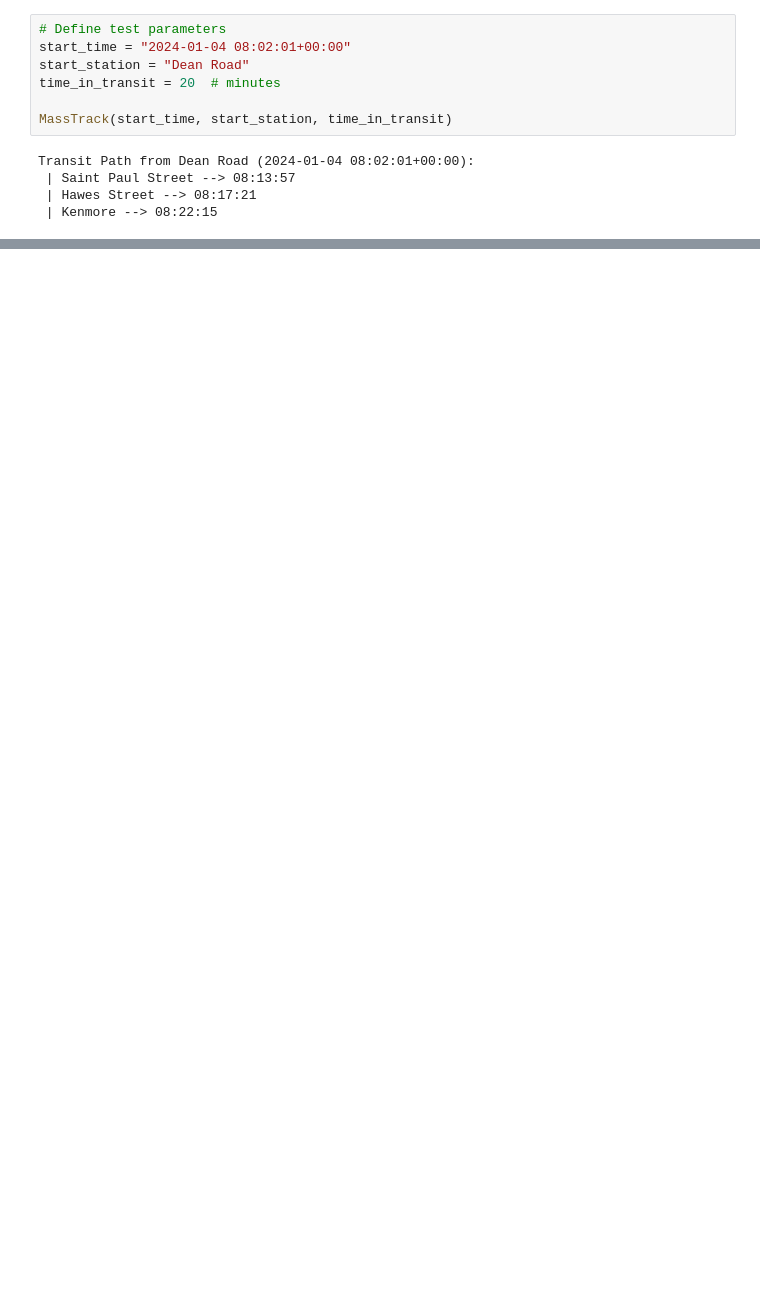
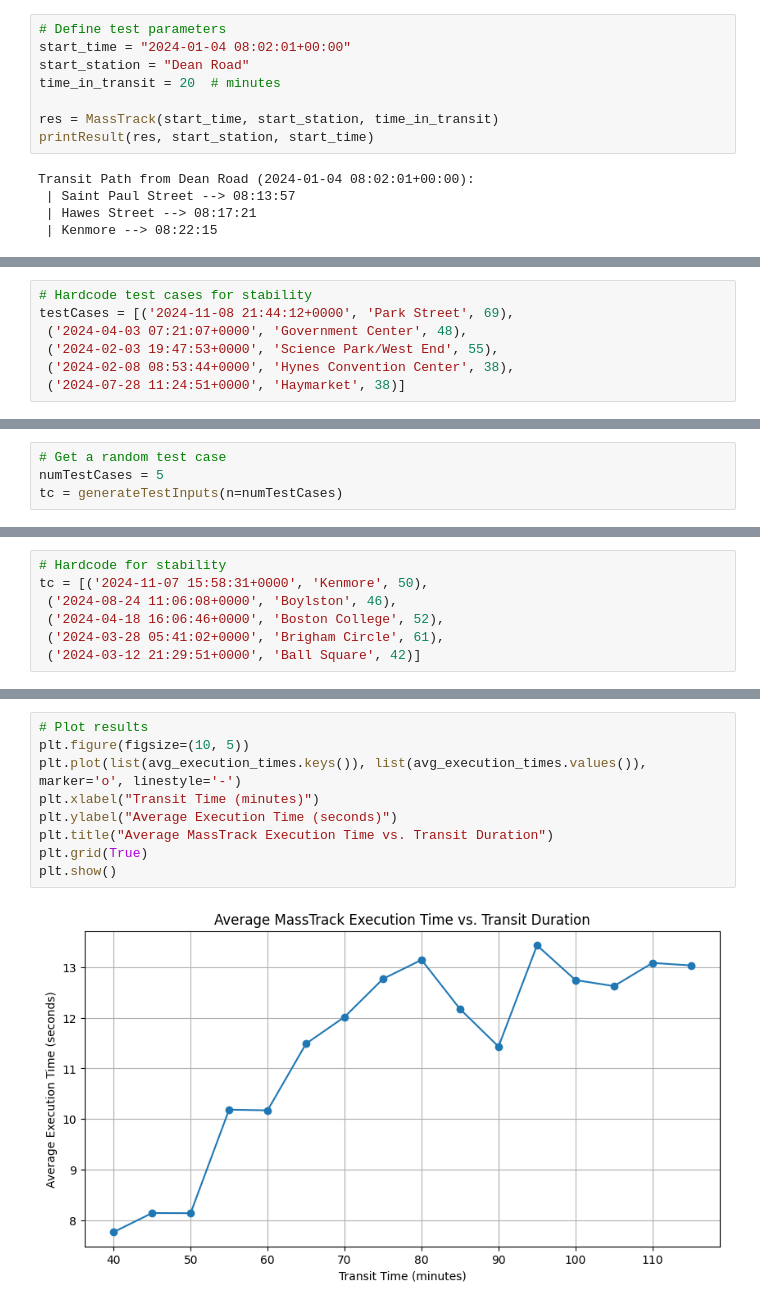
Before and after one commit to amfaller/MassTrack-MBTA, a Jupyter notebook: MassTrack_MBTA.ipynb, the cells around one changed output, grey strips where cells are left out. Cells and saved outputs as stored; diff of their text form; blank space fills up the shorter version.

```diff
--- a/MassTrack_MBTA.ipynb
+++ b/MassTrack_MBTA.ipynb
@@ -603,7 +623,8 @@ start_time = "2024-01-04 08:02:01+00:00"
 start_station = "Dean Road"
 time_in_transit = 20  # minutes
 
-MassTrack(start_time, start_station, time_in_transit)
+res = MassTrack(start_time, start_station, time_in_transit)
+printResult(res, start_station, start_time)
 # %% [output]
 Transit Path from Dean Road (2024-01-04 08:02:01+00:00):
  | Saint Paul Street --> 08:13:57
@@ -686,0 +736,7 @@ Transit Path from Brandon Hall (2024-12-21 23:36:01+00:00):
+# %%
+# Hardcode test cases for stability
+testCases = [('2024-11-08 21:44:12+0000', 'Park Street', 69),
+ ('2024-04-03 07:21:07+0000', 'Government Center', 48),
+ ('2024-02-03 19:47:53+0000', 'Science Park/West End', 55),
+ ('2024-02-08 08:53:44+0000', 'Hynes Convention Center', 38),
+ ('2024-07-28 11:24:51+0000', 'Haymarket', 38)]
@@ -686,0 +893,4 @@ Transit Path from Brandon Hall (2024-12-21 23:36:01+00:00):
+# %%
+# Get a random test case
+numTestCases = 5
+tc = generateTestInputs(n=numTestCases)
@@ -686,0 +905,7 @@ Transit Path from Brandon Hall (2024-12-21 23:36:01+00:00):
+# %%
+# Hardcode for stability
+tc = [('2024-11-07 15:58:31+0000', 'Kenmore', 50),
+ ('2024-08-24 11:06:08+0000', 'Boylston', 46),
+ ('2024-04-18 16:06:46+0000', 'Boston College', 52),
+ ('2024-03-28 05:41:02+0000', 'Brigham Circle', 61),
+ ('2024-03-12 21:29:51+0000', 'Ball Square', 42)]
@@ -686,0 +972,11 @@ Transit Path from Brandon Hall (2024-12-21 23:36:01+00:00):
+# %%
+# Plot results
+plt.figure(figsize=(10, 5))
+plt.plot(list(avg_execution_times.keys()), list(avg_execution_times.values()), marker='o', linestyle='-')
+plt.xlabel("Transit Time (minutes)")
+plt.ylabel("Average Execution Time (seconds)")
+plt.title("Average MassTrack Execution Time vs. Transit Duration")
+plt.grid(True)
+plt.show()
+# %% [output]
+[figure, added]
```
Also changed, not shown: parts of 16 cells of this notebook.
